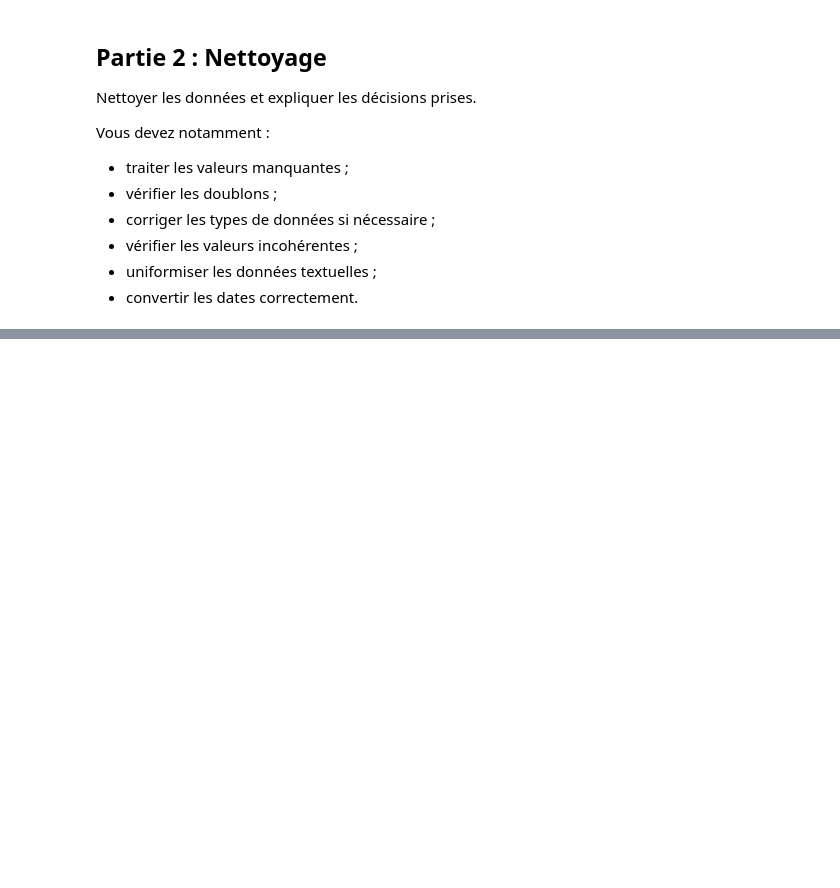
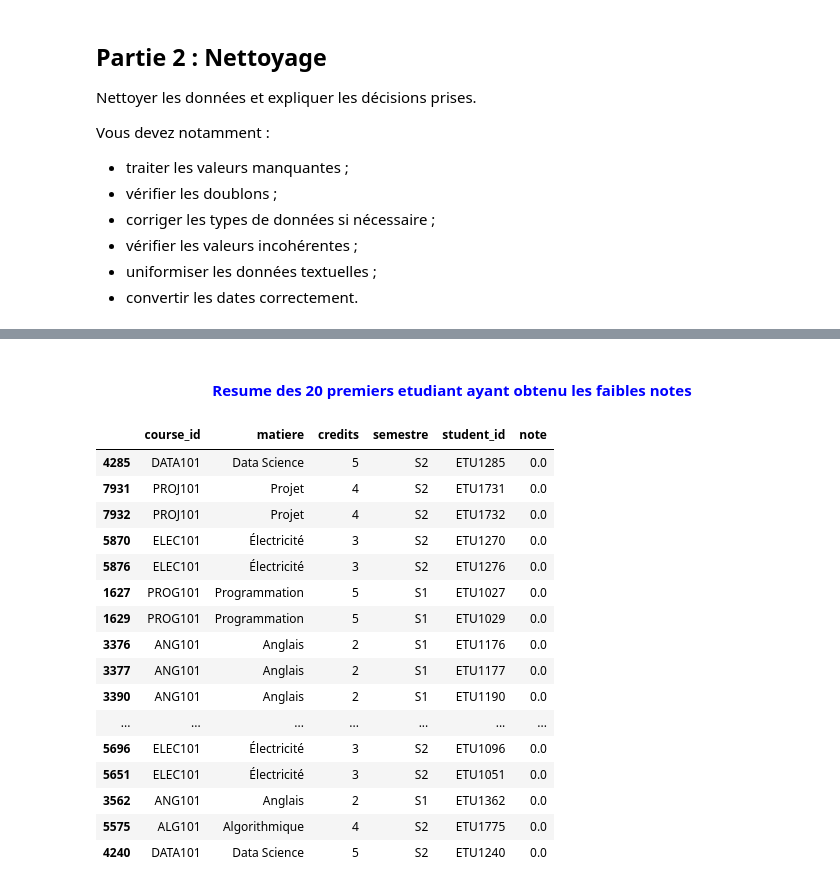
Before and after one commit to SAKPANI/Formation-Data_Science-et-Machine-Learning, a Jupyter notebook: PROJETS/projet_pandas_universitaire/Projet_Final_Pandas_Analyse_Donnees_Universitaires.ipynb.ipynb, the cells around one changed output, grey strips where cells are left out. Drawn from its saved outputs; the diff is of its cells as text; code cells hidden in the pictures; blank space fills up the shorter version.

```diff
--- a/PROJETS/projet_pandas_universitaire/Projet_Final_Pandas_Analyse_Donnees_Universitaires.ipynb.ipynb
+++ b/PROJETS/projet_pandas_universitaire/Projet_Final_Pandas_Analyse_Donnees_Universitaires.ipynb.ipynb
@@ -414,0 +933,22 @@ Vous devez notamment :
+# %% [markdown]
+<h4 align = "center" style = "color : blue">Resume des 20 premiers etudiant ayant obtenu les faibles notes</h4>
+# %%
+TrierData.tail(20)
+# %% [output]
+|  | course_id | matiere | credits | semestre | student_id | note |
+| 4285 | DATA101 | Data Science | 5 | S2 | ETU1285 | 0.0 |
+| 7931 | PROJ101 | Projet | 4 | S2 | ETU1731 | 0.0 |
+| 7932 | PROJ101 | Projet | 4 | S2 | ETU1732 | 0.0 |
+| 5870 | ELEC101 | Électricité | 3 | S2 | ETU1270 | 0.0 |
+| 5876 | ELEC101 | Électricité | 3 | S2 | ETU1276 | 0.0 |
+| 1627 | PROG101 | Programmation | 5 | S1 | ETU1027 | 0.0 |
+| 1629 | PROG101 | Programmation | 5 | S1 | ETU1029 | 0.0 |
+| 3376 | ANG101 | Anglais | 2 | S1 | ETU1176 | 0.0 |
+| 3377 | ANG101 | Anglais | 2 | S1 | ETU1177 | 0.0 |
+| 3390 | ANG101 | Anglais | 2 | S1 | ETU1190 | 0.0 |
+| ... | ... | ... | ... | ... | ... | ... |
+| 5696 | ELEC101 | Électricité | 3 | S2 | ETU1096 | 0.0 |
+| 5651 | ELEC101 | Électricité | 3 | S2 | ETU1051 | 0.0 |
+| 3562 | ANG101 | Anglais | 2 | S1 | ETU1362 | 0.0 |
+| 5575 | ALG101 | Algorithmique | 4 | S2 | ETU1775 | 0.0 |
+| 4240 | DATA101 | Data Science | 5 | S2 | ETU1240 | 0.0 |
```
Also changed, not shown: parts of 98 cells of this notebook, 1 other file.
